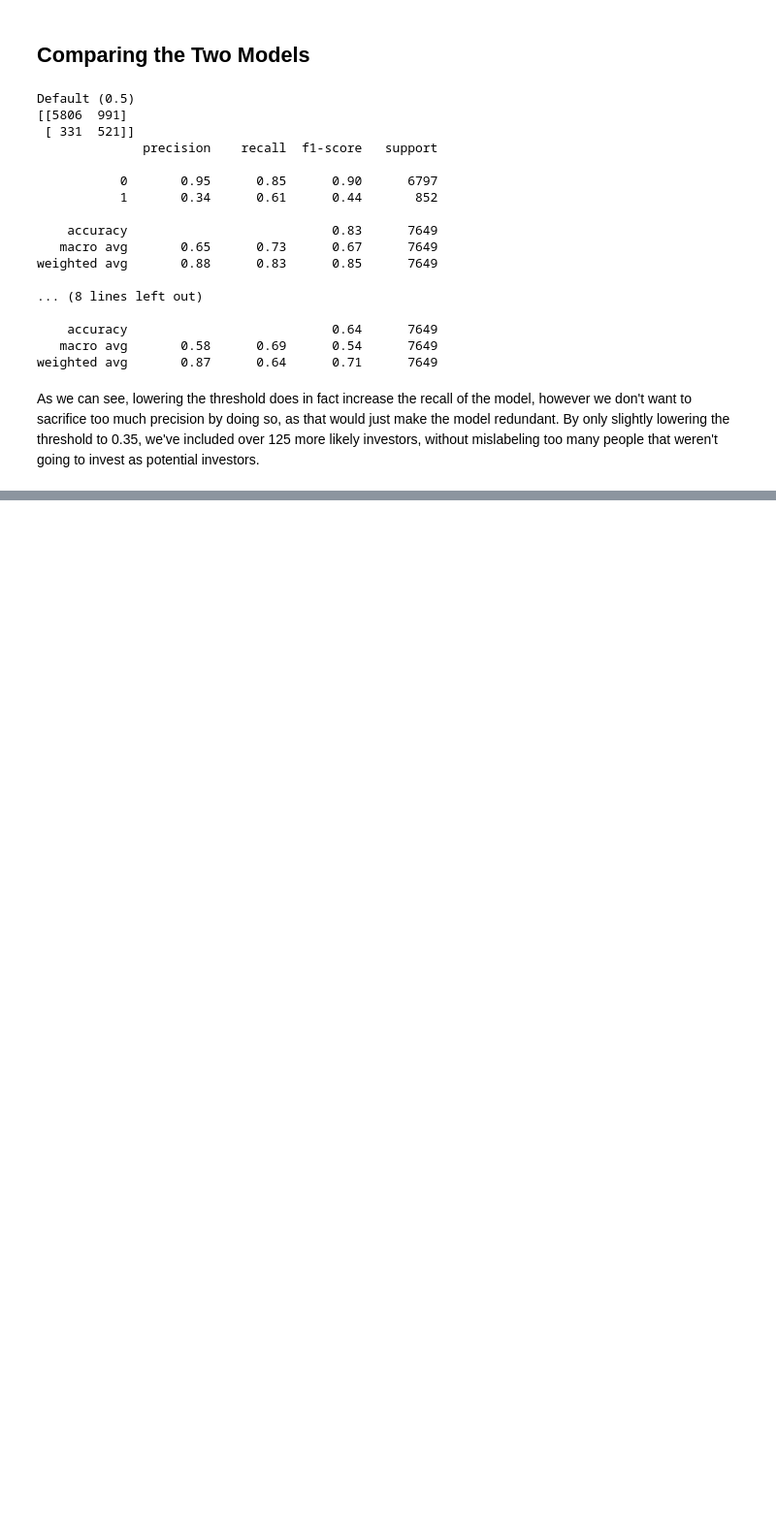
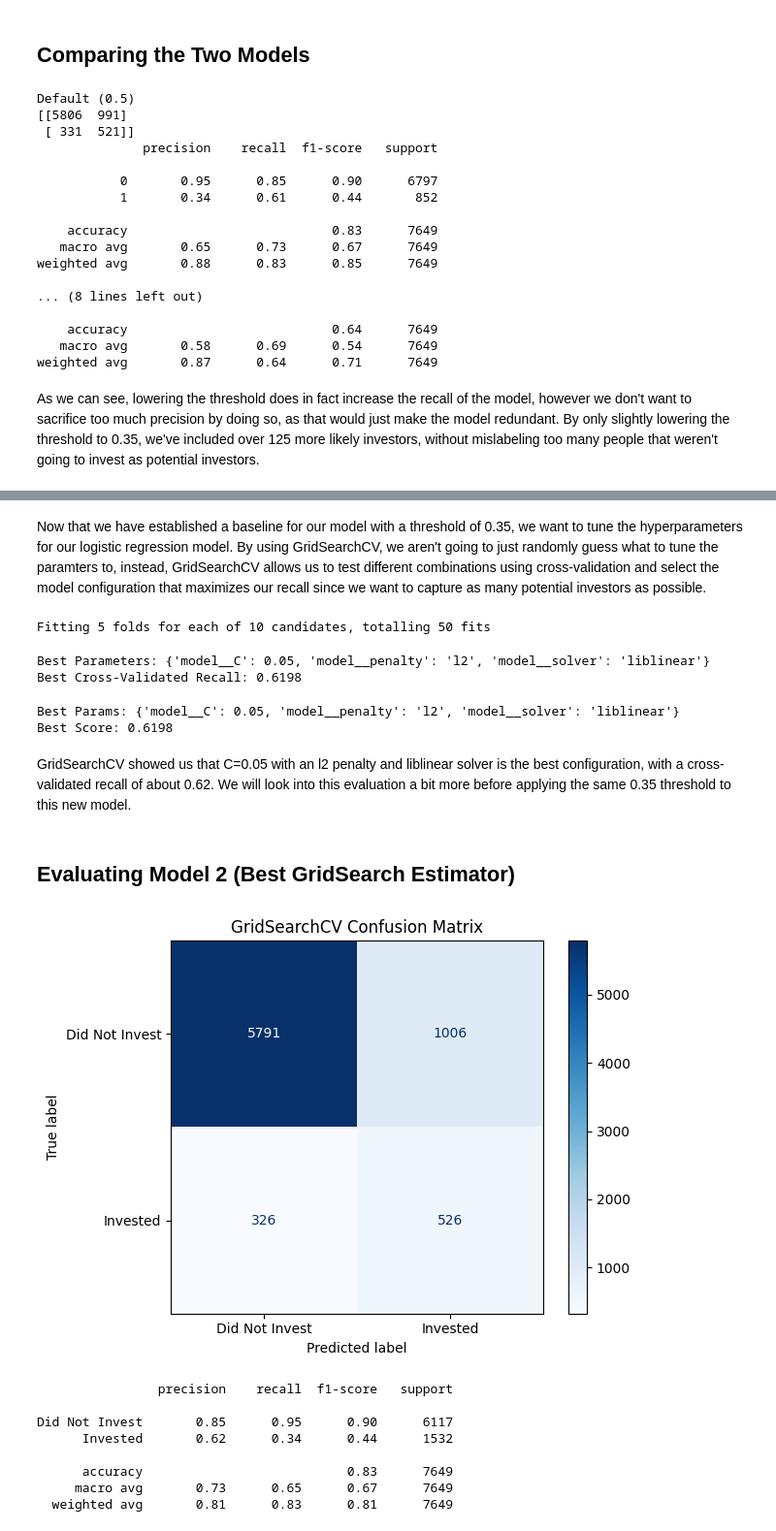
Before and after one commit to vys5hb/ML1_final, a Jupyter notebook: notebooks/logistic_regression_erik.ipynb, the cells around one changed output, grey strips where cells are left out. Shown at 97% size. Cells and saved outputs as stored; diff of their text form; code cells hidden in the pictures; blank space fills up the shorter version.

Commit message:
add gridsearchcv section to logistic regression notebook

```diff
--- a/notebooks/logistic_regression_erik.ipynb
+++ b/notebooks/logistic_regression_erik.ipynb
@@ -250,0 +253,62 @@ As we can see, lowering the threshold does in fact increase the recall of the mo
+# %% [markdown]
+Now that we have established a baseline for our model with a threshold of 0.35, we want to tune the hyperparameters for our logistic regression model. By using GridSearchCV, we aren't going to just randomly guess what to tune the paramters to, instead, GridSearchCV allows us to test different combinations using cross-validation and select the model configuration that maximizes our recall since we want to capture as many potential investors as possible.
+# %%
+from sklearn.model_selection import GridSearchCV
+
+param_grid = {
+    'model__C': [0.05, 0.1, 0.5, 1, 5],
+    'model__solver': ['lbfgs', 'liblinear'],
+    'model__penalty': ['l2']
+}
+
+grid_search = GridSearchCV(
+    log_pipeline,
+    param_grid,
+    cv=5,
+    scoring='recall',       # Using scoring as recall to prioritize catching positives
+    n_jobs=-1,
+    verbose=1
+)
+
+grid_search.fit(X_train_log, y_train_log)
+
+print("Best Parameters:", grid_search.best_params_)
+print(f"Best Cross-Validated Recall: {grid_search.best_score_:.4f}")
+# %% [output]
+Fitting 5 folds for each of 10 candidates, totalling 50 fits
+Best Parameters: {'model__C': 0.05, 'model__penalty': 'l2', 'model__solver': 'liblinear'}
+Best Cross-Validated Recall: 0.6198
+# %%
+print("Best Params:", grid_search.best_params_)
+print(f"Best Score: {grid_search.best_score_:.4f}")
+# %% [output]
+Best Params: {'model__C': 0.05, 'model__penalty': 'l2', 'model__solver': 'liblinear'}
+Best Score: 0.6198
+# %% [markdown]
+GridSearchCV showed us that C=0.05 with an l2 penalty and liblinear solver is the best configuration, with a cross-validated recall of about 0.62. We will look into this evaluation a bit more before applying the same 0.35 threshold to this new model.
+# %% [markdown]
+## Evaluating Model 2 (Best GridSearch Estimator)
+# %%
+best_pipeline = grid_search.best_estimator_
+
+y_pred_grid = best_pipeline.predict(X_test_log)
+y_prob_grid = best_pipeline.predict_proba(X_test_log)[:, 1]
+
+cm_grid = confusion_matrix(y_test_log, y_pred_grid)
+disp_grid = ConfusionMatrixDisplay(confusion_matrix=cm_grid, display_labels=['Did Not Invest', 'Invested'])
+disp_grid.plot(cmap='Blues')
+plt.title('GridSearchCV Confusion Matrix')
+plt.tight_layout()
+plt.show()
+
+print(classification_report(y_pred_grid, y_test_log, target_names=['Did Not Invest', 'Invested']))
+# %% [output]
+[figure, added]
+                precision    recall  f1-score   support
+
+Did Not Invest       0.85      0.95      0.90      6117
+      Invested       0.62      0.34      0.44      1532
+
+      accuracy                           0.83      7649
+     macro avg       0.73      0.65      0.67      7649
+  weighted avg       0.81      0.83      0.81      7649
```
Also changed, not shown: parts of 11 cells of this notebook.
